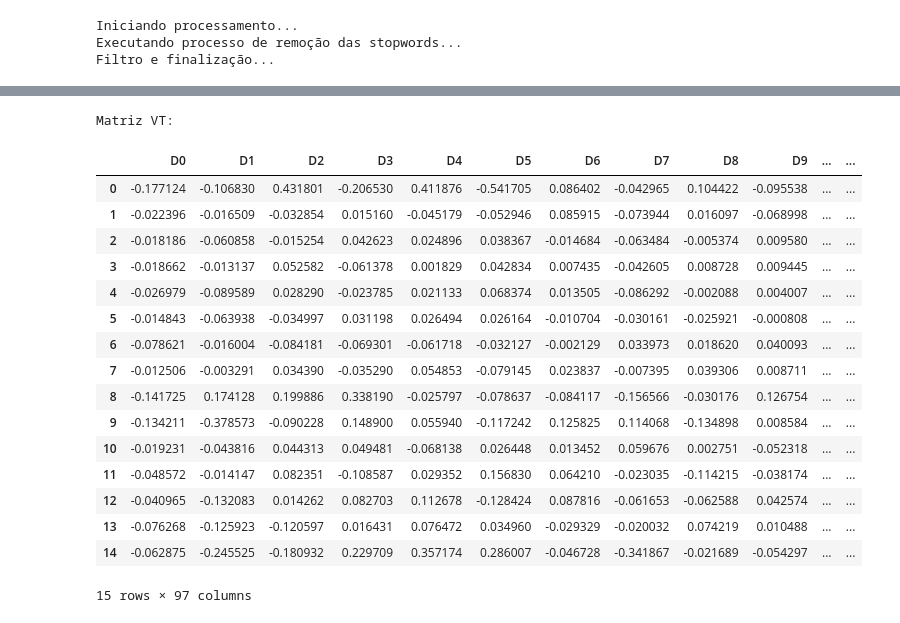
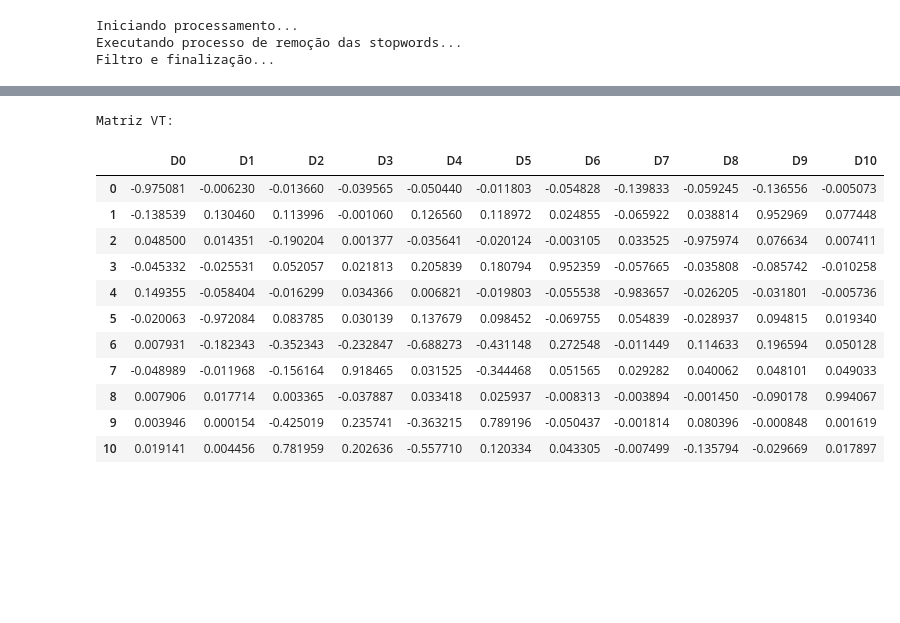
Before and after one commit to rdenadai/TxtP-Study-Notebooks, a Jupyter notebook: notebooks/text_classification_example.ipynb, the cells around one changed output, grey strips where cells are left out. Cells and saved outputs as stored; diff of their text form; code cells hidden in the pictures; blank space fills up the shorter version.

```diff
--- a/notebooks/text_classification_example.ipynb
+++ b/notebooks/text_classification_example.ipynb
@@ -458,10 +468,10 @@ Executando processo de remoção das stopwords...
 Filtro e finalização...
 # %%
 print('Tf-Idf:')
-vec_tfidf = TfidfVectorizer(max_df=5, sublinear_tf=False, use_idf=True, ngram_range=(1, 2))
+vec_tfidf = TfidfVectorizer(max_df=5, sublinear_tf=False, use_idf=True)
 X_tfidf = vec_tfidf.fit_transform(frases)
 print("   Actual number of tfidf features: %d" % X_tfidf.get_shape()[1])
-weights_tfidf = pd.DataFrame(np.round(X_tfidf.toarray().T, 3), index=vec_tfidf.get_feature_names(), columns=ldocs)
-display(weights_tfidf.head(15))
+weights_tfidf = pd.DataFrame(np.round(X_tfidf.toarray().T, 5), index=vec_tfidf.get_feature_names(), columns=ldocs)
+display(weights_tfidf.head(50))
 # %% [output]
 Tf-Idf:
@@ -513,4 +523,5 @@ Count:
 # %%
+rank = 50
 USE = True
 X = X_count if USE else X_tfidf
 weights = weights_count if USE else weights_tfidf
@@ -519,13 +530,9 @@ vectorizer = vec_count if USE else vec_tfidf
 print('SVD: ')
 AC = copy.deepcopy(X.toarray().T)
 u, s, v = np.linalg.svd(AC, full_matrices=False)
-print('Original and SVD equals: ', np.allclose(AC, np.dot(u, np.dot(np.diag(s), v))))
+u, s, v = u[:, :rank], np.diag(s)[:rank, :rank], v[:rank, :]
+rank = u.shape[1]
 
-# print(AC)
-# print(u.astype(np.float16))
-# print('-' * 20)
-# print(np.diag(s.astype(np.float16)))
-# print('-' * 20)
-# print(v.astype(np.float16))
+# print('Original and SVD equals: ', np.allclose(AC, np.dot(u, np.dot(np.diag(s), v))))
 # %% [output]
 SVD:
@@ -558,26 +564,21 @@ Matriz U:
 # %%
 print('Matriz VT:')
-weights_vm = pd.DataFrame(v.T, columns=ldocs)
+weights_vm = pd.DataFrame(v, columns=ldocs)
 display(weights_vm.head(15))
 # %% [output]
 Matriz VT:
-|  | D0 | D1 | D2 | D3 | D4 | D5 | D6 | D7 | D8 | D9 | ... | ... |
-| 0 | -0.177124 | -0.106830 | 0.431801 | -0.206530 | 0.411876 | -0.541705 | 0.086402 | -0.042965 | 0.104422 | -0.095538 | ... | ... |
-| 1 | -0.022396 | -0.016509 | -0.032854 | 0.015160 | -0.045179 | -0.052946 | 0.085915 | -0.073944 | 0.016097 | -0.068998 | ... | ... |
-| 2 | -0.018186 | -0.060858 | -0.015254 | 0.042623 | 0.024896 | 0.038367 | -0.014684 | -0.063484 | -0.005374 | 0.009580 | ... | ... |
-| 3 | -0.018662 | -0.013137 | 0.052582 | -0.061378 | 0.001829 | 0.042834 | 0.007435 | -0.042605 | 0.008728 | 0.009445 | ... | ... |
-| 4 | -0.026979 | -0.089589 | 0.028290 | -0.023785 | 0.021133 | 0.068374 | 0.013505 | -0.086292 | -0.002088 | 0.004007 | ... | ... |
-| 5 | -0.014843 | -0.063938 | -0.034997 | 0.031198 | 0.026494 | 0.026164 | -0.010704 | -0.030161 | -0.025921 | -0.000808 | ... | ... |
-| 6 | -0.078621 | -0.016004 | -0.084181 | -0.069301 | -0.061718 | -0.032127 | -0.002129 | 0.033973 | 0.018620 | 0.040093 | ... | ... |
-| 7 | -0.012506 | -0.003291 | 0.034390 | -0.035290 | 0.054853 | -0.079145 | 0.023837 | -0.007395 | 0.039306 | 0.008711 | ... | ... |
-| 8 | -0.141725 | 0.174128 | 0.199886 | 0.338190 | -0.025797 | -0.078637 | -0.084117 | -0.156566 | -0.030176 | 0.126754 | ... | ... |
-| 9 | -0.134211 | -0.378573 | -0.090228 | 0.148900 | 0.055940 | -0.117242 | 0.125825 | 0.114068 | -0.134898 | 0.008584 | ... | ... |
-| 10 | -0.019231 | -0.043816 | 0.044313 | 0.049481 | -0.068138 | 0.026448 | 0.013452 | 0.059676 | 0.002751 | -0.052318 | ... | ... |
-| 11 | -0.048572 | -0.014147 | 0.082351 | -0.108587 | 0.029352 | 0.156830 | 0.064210 | -0.023035 | -0.114215 | -0.038174 | ... | ... |
-| 12 | -0.040965 | -0.132083 | 0.014262 | 0.082703 | 0.112678 | -0.128424 | 0.087816 | -0.061653 | -0.062588 | 0.042574 | ... | ... |
-| 13 | -0.076268 | -0.125923 | -0.120597 | 0.016431 | 0.076472 | 0.034960 | -0.029329 | -0.020032 | 0.074219 | 0.010488 | ... | ... |
-| 14 | -0.062875 | -0.245525 | -0.180932 | 0.229709 | 0.357174 | 0.286007 | -0.046728 | -0.341867 | -0.021689 | -0.054297 | ... | ... |
+|  | D0 | D1 | D2 | D3 | D4 | D5 | D6 | D7 | D8 | D9 | D10 |
+| 0 | -0.975081 | -0.006230 | -0.013660 | -0.039565 | -0.050440 | -0.011803 | -0.054828 | -0.139833 | -0.059245 | -0.136556 | -0.005073 |
+| 1 | -0.138539 | 0.130460 | 0.113996 | -0.001060 | 0.126560 | 0.118972 | 0.024855 | -0.065922 | 0.038814 | 0.952969 | 0.077448 |
+| 2 | 0.048500 | 0.014351 | -0.190204 | 0.001377 | -0.035641 | -0.020124 | -0.003105 | 0.033525 | -0.975974 | 0.076634 | 0.007411 |
+| 3 | -0.045332 | -0.025531 | 0.052057 | 0.021813 | 0.205839 | 0.180794 | 0.952359 | -0.057665 | -0.035808 | -0.085742 | -0.010258 |
+| 4 | 0.149355 | -0.058404 | -0.016299 | 0.034366 | 0.006821 | -0.019803 | -0.055538 | -0.983657 | -0.026205 | -0.031801 | -0.005736 |
+| 5 | -0.020063 | -0.972084 | 0.083785 | 0.030139 | 0.137679 | 0.098452 | -0.069755 | 0.054839 | -0.028937 | 0.094815 | 0.019340 |
+| 6 | 0.007931 | -0.182343 | -0.352343 | -0.232847 | -0.688273 | -0.431148 | 0.272548 | -0.011449 | 0.114633 | 0.196594 | 0.050128 |
+| 7 | -0.048989 | -0.011968 | -0.156164 | 0.918465 | 0.031525 | -0.344468 | 0.051565 | 0.029282 | 0.040062 | 0.048101 | 0.049033 |
+| 8 | 0.007906 | 0.017714 | 0.003365 | -0.037887 | 0.033418 | 0.025937 | -0.008313 | -0.003894 | -0.001450 | -0.090178 | 0.994067 |
+| 9 | 0.003946 | 0.000154 | -0.425019 | 0.235741 | -0.363215 | 0.789196 | -0.050437 | -0.001814 | 0.080396 | -0.000848 | 0.001619 |
+| 10 | 0.019141 | 0.004456 | 0.781959 | 0.202636 | -0.557710 | 0.120334 | 0.043305 | -0.007499 | -0.135794 | -0.029669 | 0.017897 |
-15 rows × 97 columns
 # %%
 %%cython
 cimport numpy as np
```
Also changed, not shown: parts of 25 cells of this notebook.
